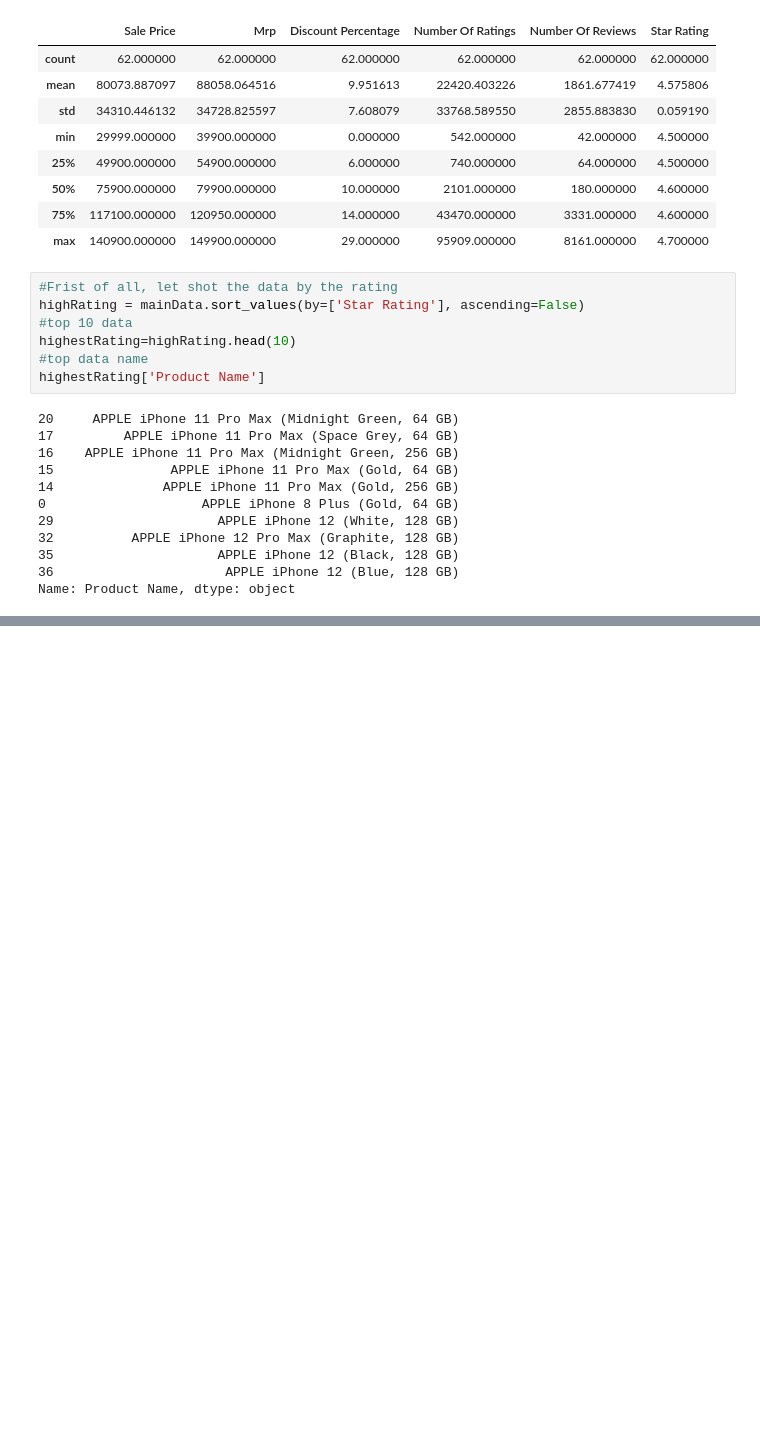
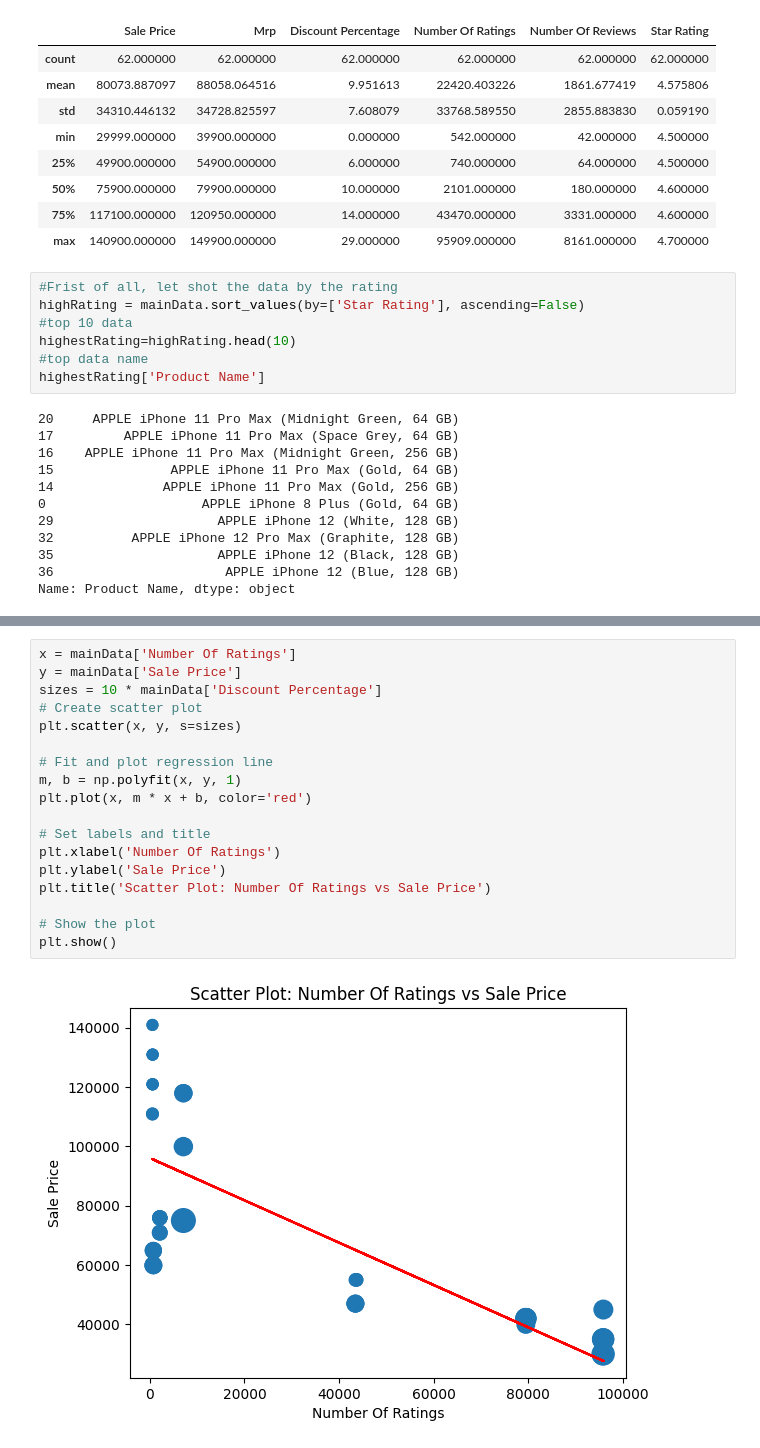
Before and after one commit to rifatabrarjowad/phoneSalesAnalysis, a Jupyter notebook: code/main.ipynb, the cells around one changed output, grey strips where cells are left out. Drawn from its saved outputs; the diff is of its cells as text; blank space fills up the shorter version.

```diff
--- a/code/main.ipynb
+++ b/code/main.ipynb
@@ -86,0 +87,20 @@ plt.show()
+# %%
+x = mainData['Number Of Ratings']
+y = mainData['Sale Price']
+sizes = 10 * mainData['Discount Percentage']
+# Create scatter plot
+plt.scatter(x, y, s=sizes)
+
+# Fit and plot regression line
+m, b = np.polyfit(x, y, 1)
+plt.plot(x, m * x + b, color='red')
+
+# Set labels and title
+plt.xlabel('Number Of Ratings')
+plt.ylabel('Sale Price')
+plt.title('Scatter Plot: Number Of Ratings vs Sale Price')
+
+# Show the plot
+plt.show()
+# %% [output]
+[figure, added]
```
Also changed, not shown: parts of 1 cell of this notebook.
